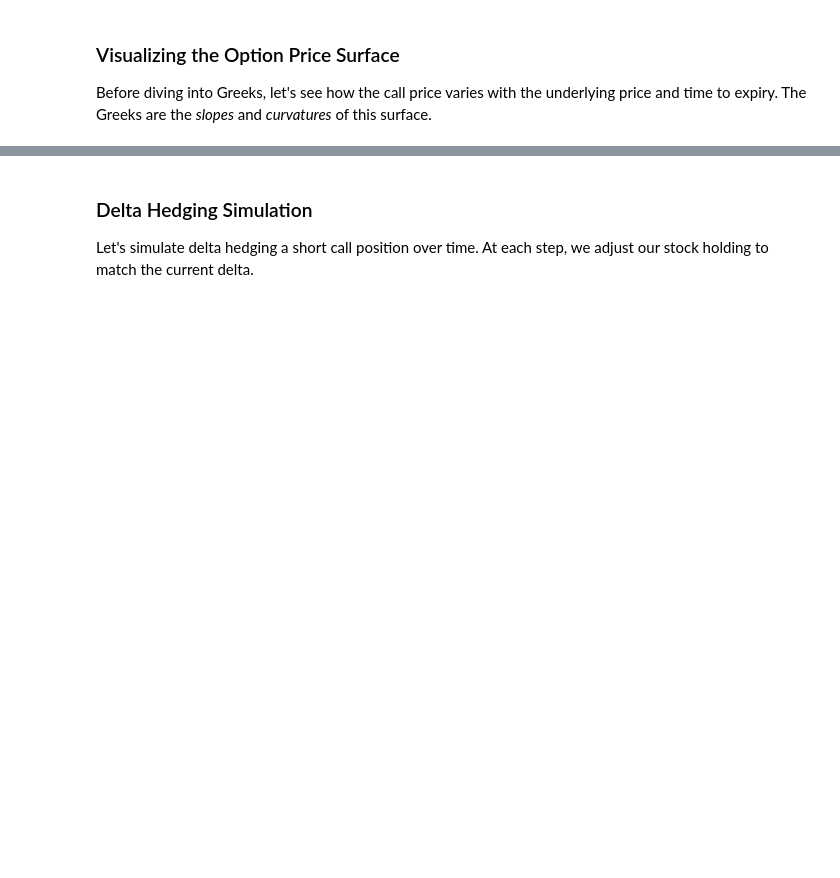
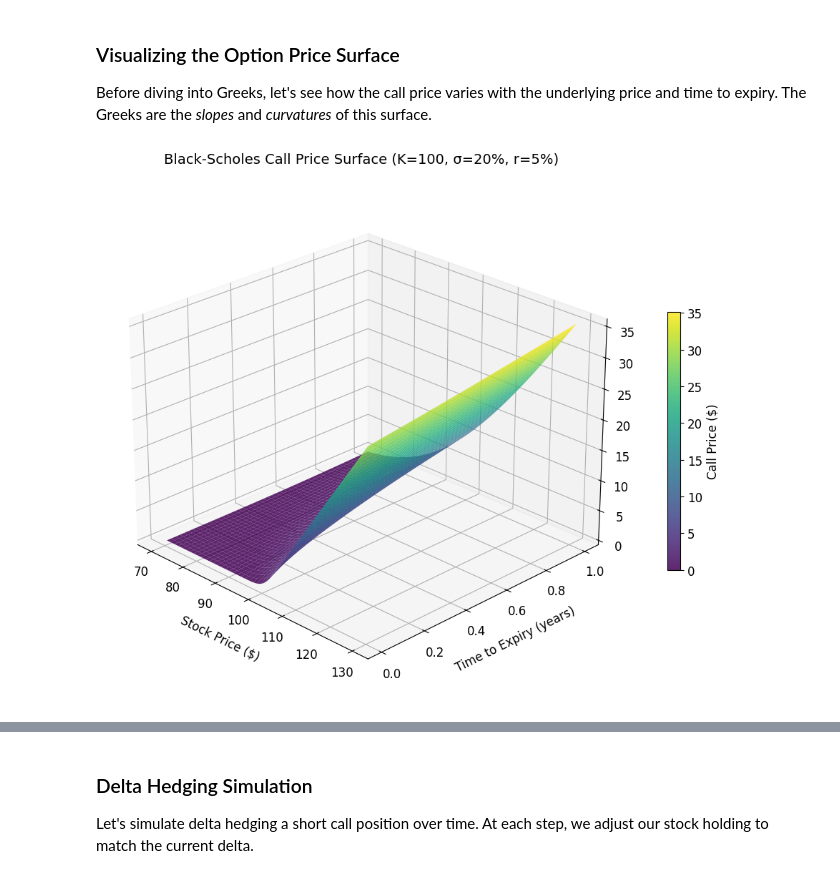
Before and after one commit to Mikelraz/qufin, a Jupyter notebook: notebooks/options_greeks.ipynb, the cells around one changed output, grey strips where cells are left out. Cells and saved outputs as stored; diff of their text form; code cells hidden in the pictures; blank space fills up the shorter version.

```diff
--- a/notebooks/options_greeks.ipynb
+++ b/notebooks/options_greeks.ipynb
@@ -146,22 +150,23 @@ Before diving into Greeks, let's see how the call price varies with the underlyi
 # %%
 S_range = np.linspace(70, 130, 100)
 T_range = np.linspace(0.01, 1.0, 100)
 S_grid, T_grid = np.meshgrid(S_range, T_range)
 
 bs_grid = BlackScholes(S=S_grid, K=100, T=T_grid, r=0.05, sigma=0.20)
 call_prices = bs_grid.call_price()
 
 fig = plt.figure(figsize=(14, 8))
 ax = fig.add_subplot(111, projection='3d')
 surf = ax.plot_surface(S_grid, T_grid, call_prices, cmap='viridis', alpha=0.85, edgecolor='none')
 ax.set_xlabel('Stock Price ($)', fontsize=12, labelpad=10)
 ax.set_ylabel('Time to Expiry (years)', fontsize=12, labelpad=10)
-ax.set_zlabel('Call Price ($)', fontsize=12, labelpad=10)
 ax.set_title('Black-Scholes Call Price Surface (K=100, σ=20%, r=5%)', fontsize=14, pad=20)
 ax.view_init(elev=25, azim=-45)
 fig.colorbar(surf, shrink=0.5, label='Call Price ($)')
 plt.tight_layout()
 plt.show()
+# %% [output]
+[figure, added]
 # %% [markdown]
 ---
 ## 2. Delta ($\Delta$) — Sensitivity to Underlying Price <a id='2-delta'></a>
```
Also changed, not shown: parts of 20 cells of this notebook, 2 other files.
